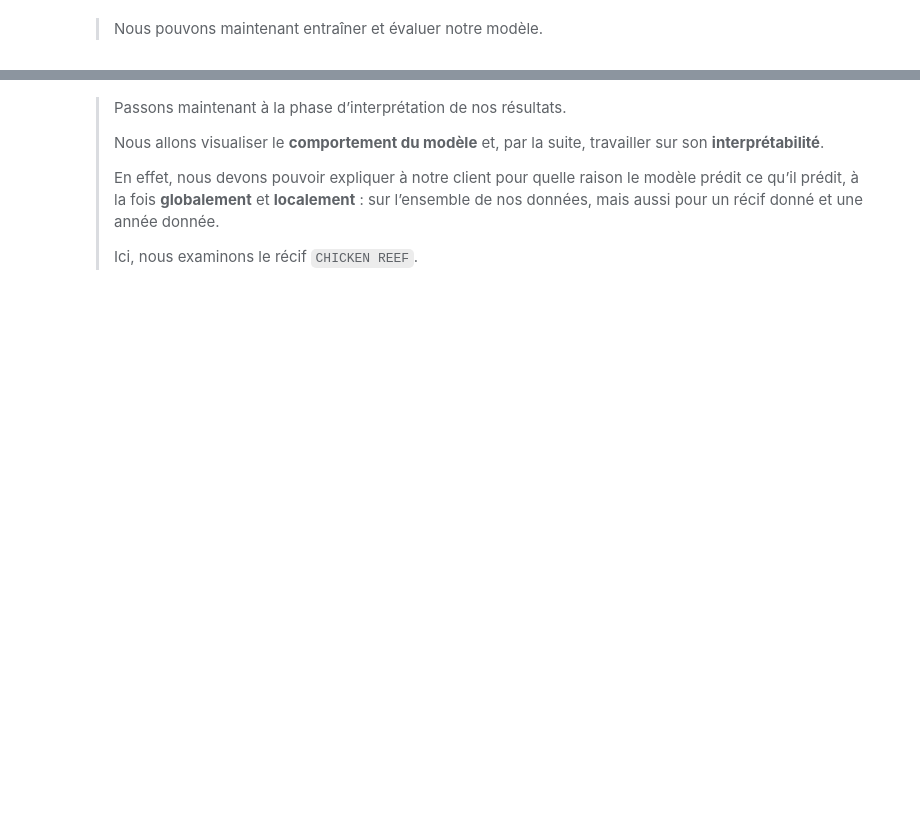
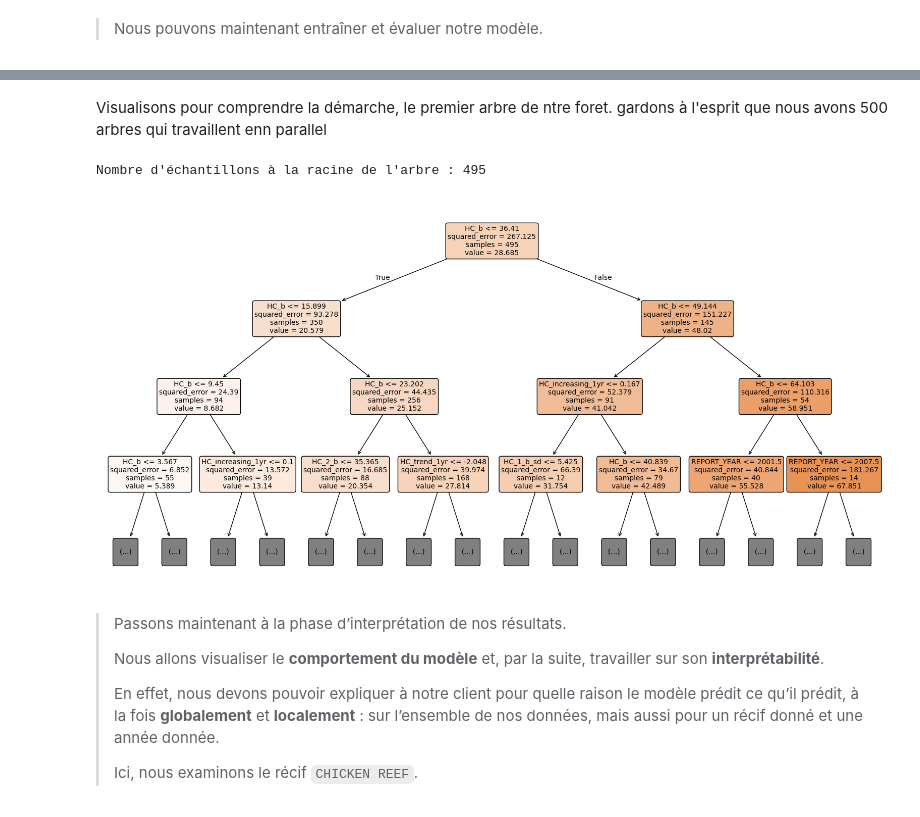
Before and after one commit to FrancescoDatascientest/OFB_Hard_Coral_Cover, a Jupyter notebook: notebooks/ofb_02_advanced_ml.ipynb, the cells around one changed output, grey strips where cells are left out. Drawn from its saved outputs; the diff is of its cells as text; code cells hidden in the pictures; blank space fills up the shorter version.

```diff
--- a/notebooks/ofb_02_advanced_ml.ipynb
+++ b/notebooks/ofb_02_advanced_ml.ipynb
@@ -377,3 +378,24 @@ RMSE: 33.08, MAE: 3.86
+# %% [markdown]
+Visualisons pour comprendre la démarche, le premier arbre de ntre foret. gardons à l'esprit que nous avons 500 arbres qui travaillent enn parallel
+# %%
+tree = rf.estimators_[0]
+print("Nombre d'échantillons à la racine de l'arbre :", tree.tree_.n_node_samples[0])
+
+tree = rf.estimators_[0]
+
+plt.figure(figsize=(20,10))
+plot_tree(
+    tree,
+    feature_names=reef_yearly_train.columns,
+    filled=True,
+    rounded=True,
+    fontsize=10,
+    max_depth=3
+)
+plt.show()
+# %% [output]
+Nombre d'échantillons à la racine de l'arbre : 495
+[figure, added]
 # %% [markdown]
 > Passons maintenant à la phase d’interprétation de nos résultats.
 >
```
Also changed, not shown: parts of 1 cell of this notebook.
